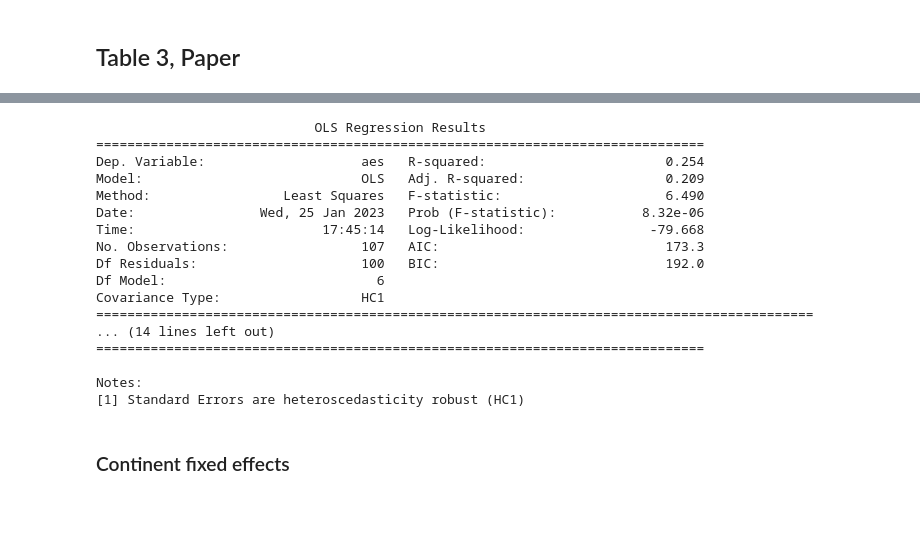
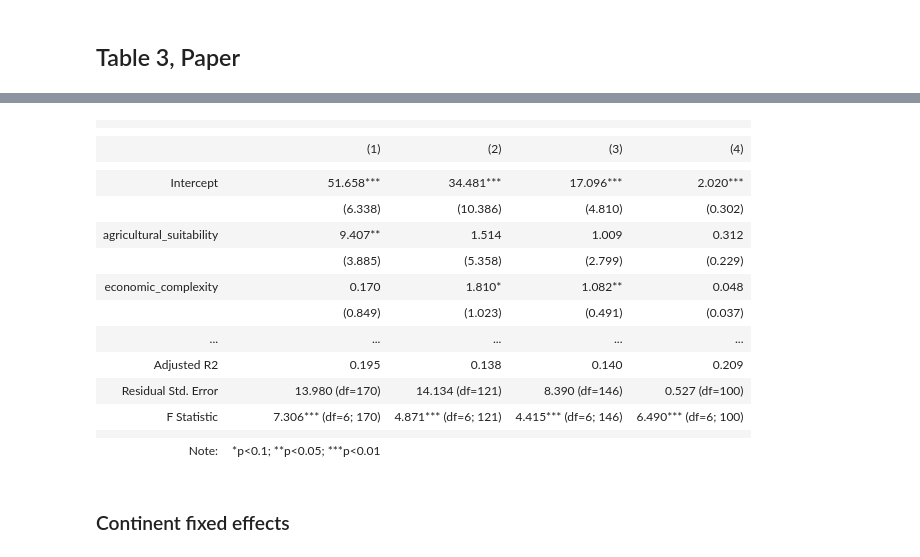
Before and after one commit to rureddish/EPFL_MGT-494_Paper_Extension, a Jupyter notebook: explore.ipynb, the cells around one changed output, grey strips where cells are left out. Cells and saved outputs as stored; diff of their text form; code cells hidden in the pictures; blank space fills up the shorter version.

Commit message:
Stargazerized tables

```diff
--- a/explore.ipynb
+++ b/explore.ipynb
@@ -707,24 +668,25 @@ Notes:
-# %%
-mod = smf.ols(formula='aes ~  plow + agricultural_suitability + tropical_climate + large_animals + political_hierarchies + economic_complexity', data=df_cross_country)
-res = mod.fit(cov_type='HC1')
-print(res.summary())
-# %% [output]
-                            OLS Regression Results
-==============================================================================
-Dep. Variable:                    aes   R-squared:                       0.254
-Model:                            OLS   Adj. R-squared:                  0.209
-Method:                 Least Squares   F-statistic:                     6.490
-Date:                Wed, 25 Jan 2023   Prob (F-statistic):           8.32e-06
-Time:                        17:45:14   Log-Likelihood:                -79.668
-No. Observations:                 107   AIC:                             173.3
-Df Residuals:                     100   BIC:                             192.0
-Df Model:                           6
-Covariance Type:                  HC1
-============================================================================================
-... (14 lines left out)
-==============================================================================
-
-Notes:
-[1] Standard Errors are heteroscedasticity robust (HC1)
+# %%
+m_flfp = smf.ols(formula='flfp2000 ~  plow + agricultural_suitability + tropical_climate + large_animals + political_hierarchies + economic_complexity', data=df_cross_country).fit(cov_type='HC1')
+m_fown = smf.ols(formula='female_ownership ~  plow + agricultural_suitability + tropical_climate + large_animals + political_hierarchies + economic_complexity', data=df_cross_country).fit(cov_type='HC1')
+m_wpol = smf.ols(formula='women_politics ~  plow + agricultural_suitability + tropical_climate + large_animals + political_hierarchies + economic_complexity', data=df_cross_country).fit(cov_type='HC1')
+m_aes = smf.ols(formula='aes ~  plow + agricultural_suitability + tropical_climate + large_animals + political_hierarchies + economic_complexity', data=df_cross_country).fit(cov_type='HC1')
+Stargazer([m_flfp, m_fown, m_wpol, m_aes])
+# %% [output]
+|  |  |  |  |  |
+|  |
+|  | (1) | (2) | (3) | (4) |
+|  |  |  |  |  |
+| Intercept | 51.658*** | 34.481*** | 17.096*** | 2.020*** |
+|  | (6.338) | (10.386) | (4.810) | (0.302) |
+| agricultural_suitability | 9.407** | 1.514 | 1.009 | 0.312 |
+|  | (3.885) | (5.358) | (2.799) | (0.229) |
+| economic_complexity | 0.170 | 1.810* | 1.082** | 0.048 |
+|  | (0.849) | (1.023) | (0.491) | (0.037) |
+| ... | ... | ... | ... | ... |
+| Adjusted R2 | 0.195 | 0.138 | 0.140 | 0.209 |
+| Residual Std. Error | 13.980 (df=170) | 14.134 (df=121) | 8.390 (df=146) | 0.527 (df=100) |
+| F Statistic | 7.306*** (df=6; 170) | 4.871*** (df=6; 121) | 4.415*** (df=6; 146) | 6.490*** (df=6; 100) |
+|  |  |  |  |  |
+| Note: | *p<0.1; **p<0.05; ***p<0.01 |  |  |  |
 # %% [markdown]
 ### Continent fixed effects
```
Also changed, not shown: parts of 29 cells of this notebook.
